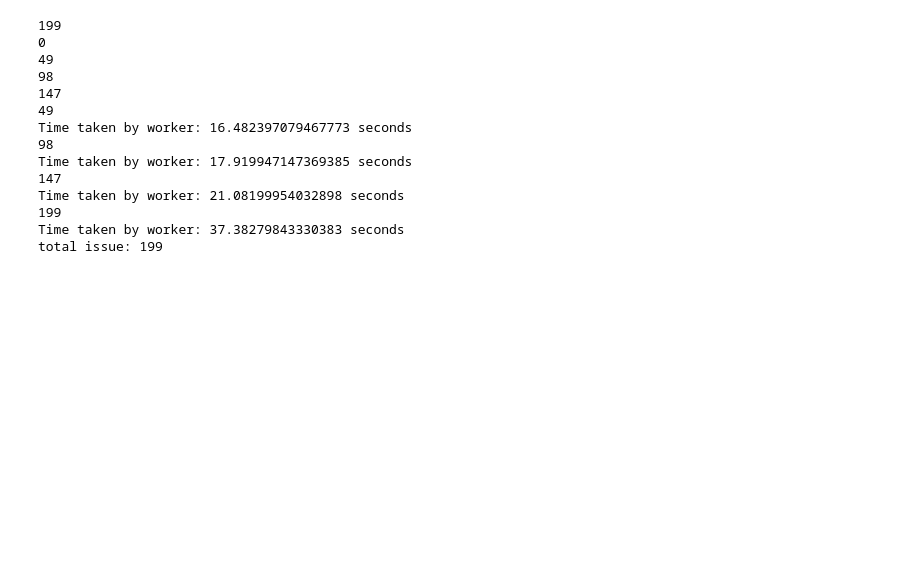
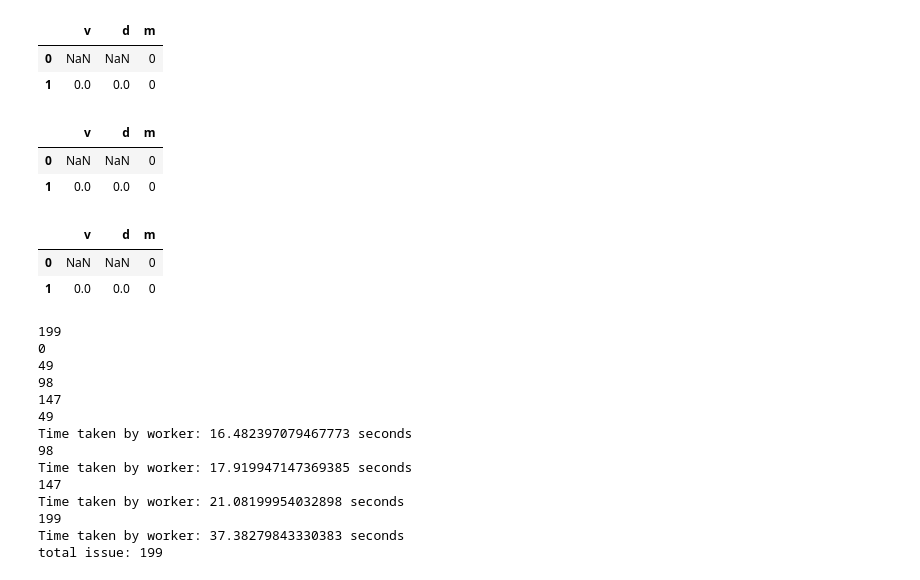
Before and after one commit to YLFF/QuantumGalaxy, a Jupyter notebook: opt/jira/create_Astock_issue.ipynb, the cells around one changed output. Saved outputs shown, nothing was run; the diff lists cells and outputs as text; code cells hidden in the pictures; blank space fills up the shorter version.

```diff
--- a/opt/jira/create_Astock_issue.ipynb
+++ b/opt/jira/create_Astock_issue.ipynb
@@ -8,6 +8,31 @@ import logging
 sys.path.append('E:\wangzhilin\QuantumGalaxy')
 from QGI.mysql import get_mysql
 mysql=get_mysql()
+# %%
+import numpy as np
+df=pd.DataFrame(data=[[None,np.nan,0],[0,0,0]],columns=['v','d','m'])
+df
+# %% [output]
+|  | v | d | m |
+| 0 | NaN | NaN | 0 |
+| 1 | 0.0 | 0.0 | 0 |
+# %%
+df=df.where(df.notnull(),None)
+df=df.where(df.notna(),None)
+#print(df)
+df = df.fillna(value=np.nan, method=None, axis=None, inplace=False, limit=None, downcast=None)
+#df=df.dropna(how='all').round(2)
+df
+# %% [output]
+|  | v | d | m |
+| 0 | NaN | NaN | 0 |
+| 1 | 0.0 | 0.0 | 0 |
+# %%
+df.dropna(how='all')
+# %% [output]
+|  | v | d | m |
+| 0 | NaN | NaN | 0 |
+| 1 | 0.0 | 0.0 | 0 |
 # %%
 def iter_jira_search(jql,maxResults=500,startAt=0,num_threads=4):
     maxResults=maxResults
```
Also changed, not shown: 8 other files.
